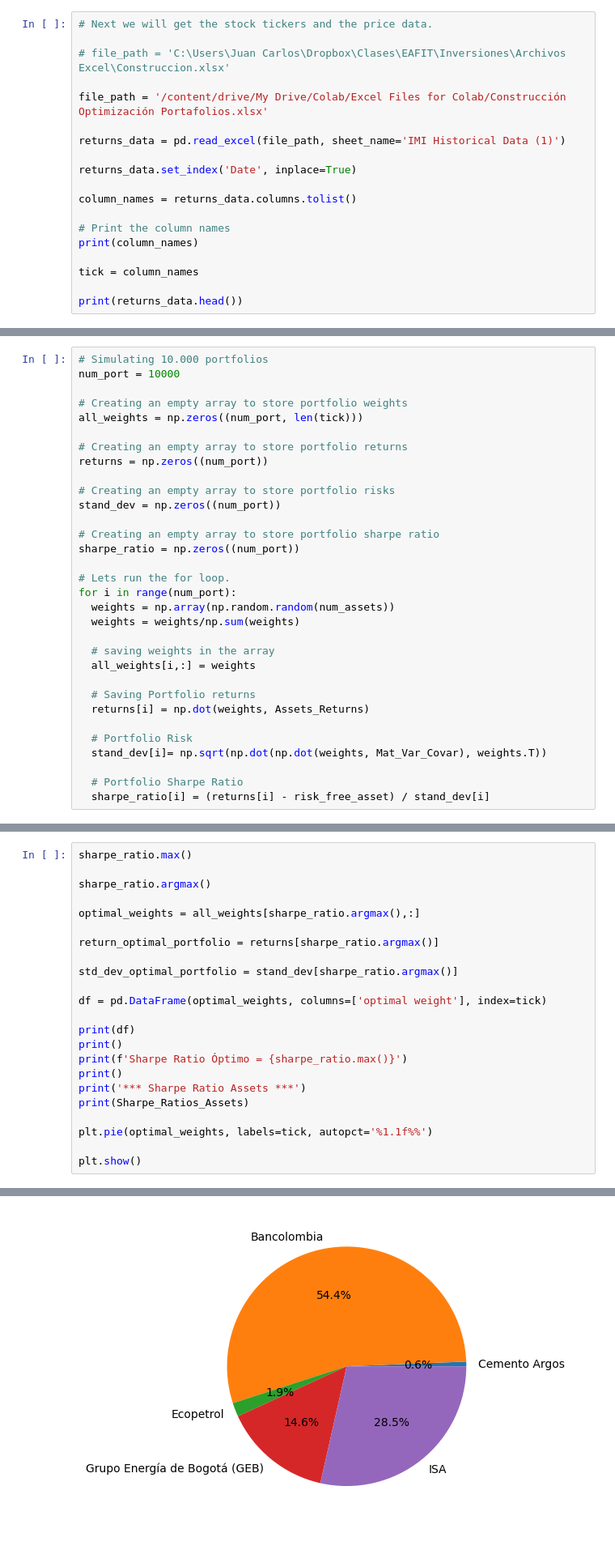
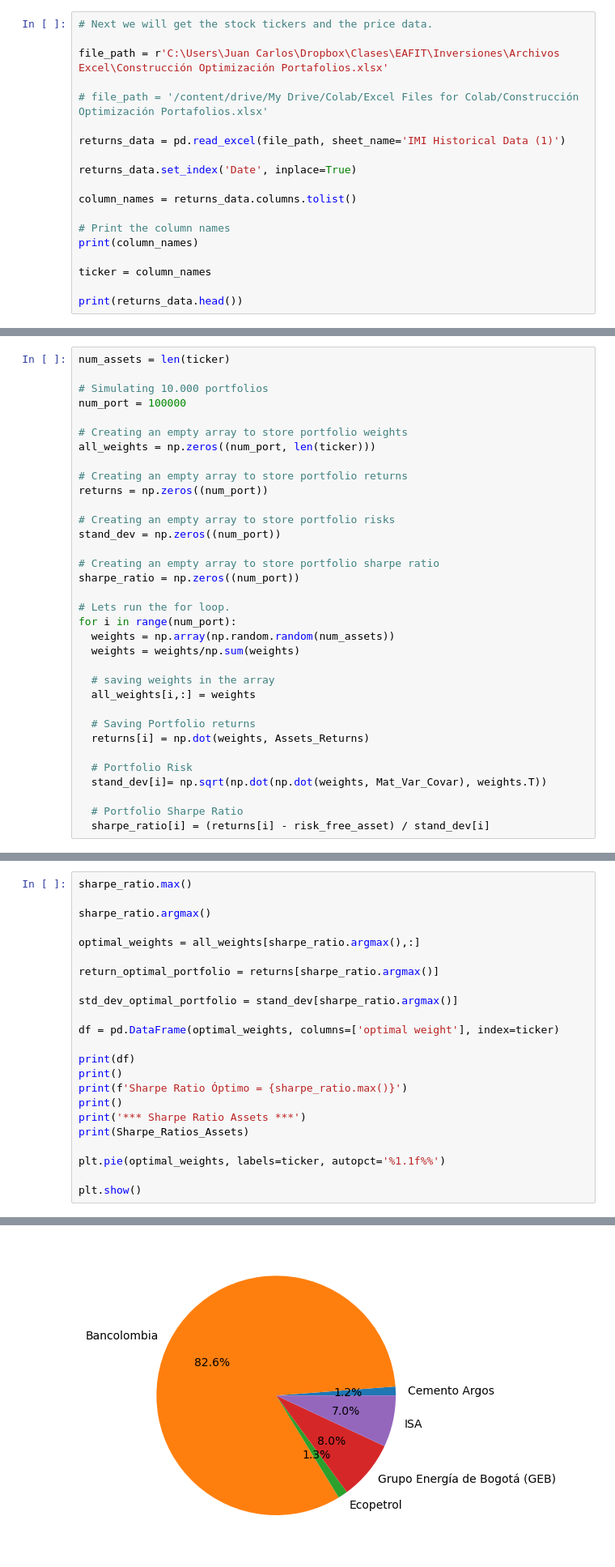
Before and after one commit to juancbotero/aplicaciones_finanzas, a Jupyter notebook: Optimal_Portfolio_Colombia.ipynb, the cells around one changed output, grey strips where cells are left out. Shown: that part at 81% size. Drawn from its saved outputs; the diff is of its cells as text.

```diff
--- a/Optimal_Portfolio_Colombia.ipynb
+++ b/Optimal_Portfolio_Colombia.ipynb
@@ -20,9 +16,9 @@ Drive already mounted at /content/drive; to attempt to forcibly remount, call dr
 # %%
 # Next we will get the stock tickers and the price data.
 
-# file_path = 'C:\Users\Juan Carlos\Dropbox\Clases\EAFIT\Inversiones\Archivos Excel\Construccion.xlsx'
+file_path = r'C:\Users\Juan Carlos\Dropbox\Clases\EAFIT\Inversiones\Archivos Excel\Construcción Optimización Portafolios.xlsx'
 
-file_path = '/content/drive/My Drive/Colab/Excel Files for Colab/Construcción Optimización Portafolios.xlsx'
+# file_path = '/content/drive/My Drive/Colab/Excel Files for Colab/Construcción Optimización Portafolios.xlsx'
 
 returns_data = pd.read_excel(file_path, sheet_name='IMI Historical Data (1)')
 
@@ -33,7 +29,7 @@ column_names = returns_data.columns.tolist()
 # Print the column names
 print(column_names)
 
-tick = column_names
+ticker = column_names
 
 print(returns_data.head())
 # %% [output]
@@ -227,11 +223,13 @@ Sharpe Ratio of an Equally Weighted Portfolio
 # %% [markdown]
 ## **A continuación simulamos muchos vectores W y para cada uno, calculamos el retorno del portafolio de riesgo, su desviación estándar y el Ratio de Sharpe**
 # %%
+num_assets = len(ticker)
+
 # Simulating 10.000 portfolios
-num_port = 10000
+num_port = 100000
 
 # Creating an empty array to store portfolio weights
-all_weights = np.zeros((num_port, len(tick)))
+all_weights = np.zeros((num_port, len(ticker)))
 
 # Creating an empty array to store portfolio returns
 returns = np.zeros((num_port))
@@ -271,7 +269,7 @@ return_optimal_portfolio = returns[sharpe_ratio.argmax()]
 
 std_dev_optimal_portfolio = stand_dev[sharpe_ratio.argmax()]
 
-df = pd.DataFrame(optimal_weights, columns=['optimal weight'], index=tick)
+df = pd.DataFrame(optimal_weights, columns=['optimal weight'], index=ticker)
 
 print(df)
 print()
@@ -280,7 +278,7 @@ print()
 print('*** Sharpe Ratio Assets ***')
 print(Sharpe_Ratios_Assets)
 
-plt.pie(optimal_weights, labels=tick, autopct='%1.1f%%')
+plt.pie(optimal_weights, labels=ticker, autopct='%1.1f%%')
 
 plt.show()
 # %% [output]
@@ -295,12 +293,12 @@ Sharpe Ratio Óptimo = 0.18562936448832654
 
 *** Sharpe Ratio Assets ***
 Cemento Argos                   -0.079829
 Bancolombia                      0.191190
 Ecopetrol                        0.037834
 Grupo Energía de Bogotá (GEB)    0.025222
 ISA                              0.124582
 dtype: float64
-[figure, old version]
+[figure, new version]
 # %% [markdown]
 ## **Ahora vamos a graficar todos los portafolios simulados**
 # %%
```
Also changed, not shown: parts of 7 cells of this notebook.
